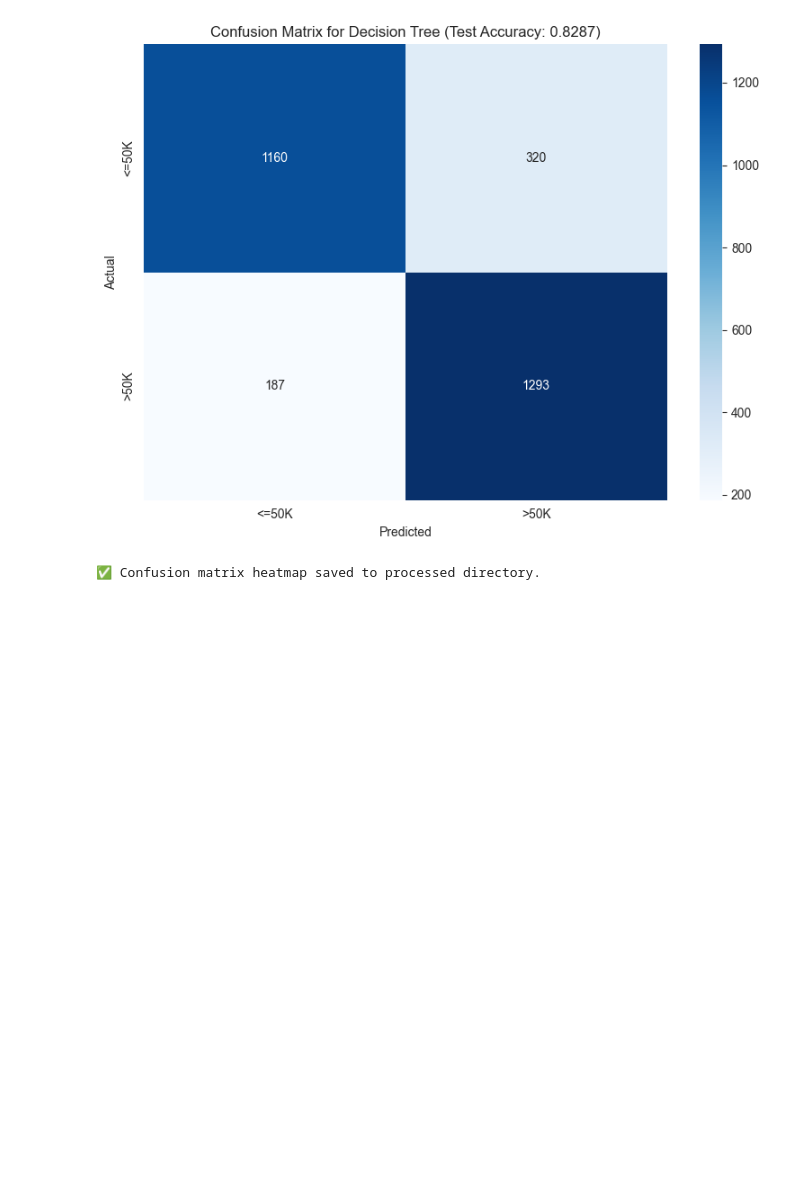
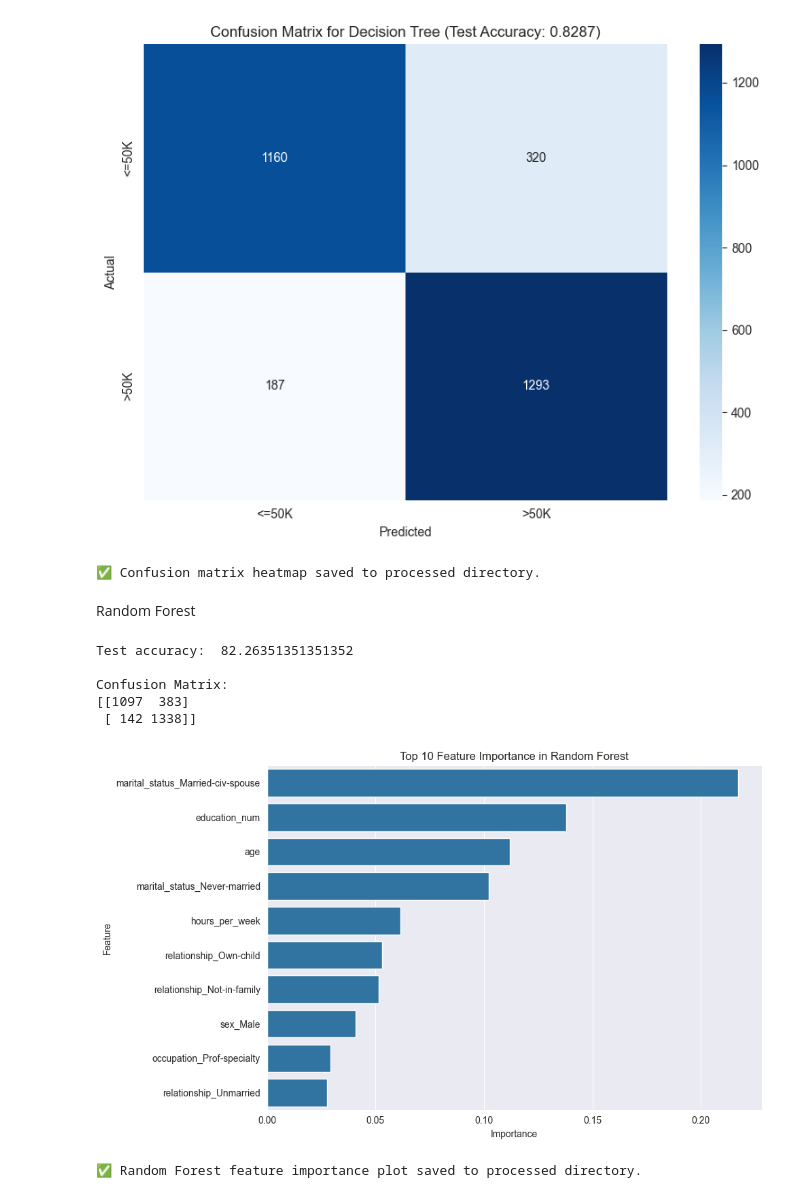
Before and after one commit to NandunSamarasekara/Machine-Learning-model-to-predit-Income, a Jupyter notebook: group_pipeline.ipynb, the cells around one changed output. Cells and saved outputs as stored; diff of their text form; code cells hidden in the pictures; blank space fills up the shorter version.

Commit message:
Model Training: Completed

```diff
--- a/group_pipeline.ipynb
+++ b/group_pipeline.ipynb
@@ -1414,3 +1414,83 @@ print("✅ Confusion matrix heatmap saved to processed directory.")
 # %% [output]
 [figure]
 ✅ Confusion matrix heatmap saved to processed directory.
+# %% [markdown]
+Random Forest
+# %%
+import pandas as pd
+import os
+from sklearn.ensemble import RandomForestClassifier
+from sklearn.metrics import accuracy_score, confusion_matrix
+
+#Loading the dataset
+processed_dir = r"E:\AIML_Project\results\outputs"
+train_df = pd.read_csv(os.path.join(processed_dir, 'IT_24102080_scaled_train.csv'))
+test_df = pd.read_csv(os.path.join(processed_dir, 'IT_24102080_scaled_test.csv'))
+
+#Seprating the features and the target
+X_train = train_df.drop('income', axis=1)
+y_train = train_df['income']
+X_test = test_df.drop('income', axis=1)
+y_test = test_df['income']
+
+#Initializing and training Random Forest
+model = RandomForestClassifier(n_estimators=100, max_depth= 10,random_state=42)
+model.fit(X_train, y_train)
+
+#Predicting on the test set
+y_pred = model.predict(X_test)
+
+#Calculating the accuracy
+accuracy = accuracy_score(y_test, y_pred)
+
+#Generate confusion matrix
+conf_matrix = confusion_matrix(y_test, y_pred)
+
+print("Test accuracy: ", accuracy * 100)
+print("\nConfusion Matrix: ")
+print(conf_matrix)
+# %% [output]
+Test accuracy:  82.26351351351352
+
+Confusion Matrix:
+[[1097  383]
+ [ 142 1338]]
+# %%
+import pandas as pd
+import seaborn as sns
+import matplotlib.pyplot as plt
+import os
+from sklearn.ensemble import RandomForestClassifier
+
+# Load the scaled training dataset
+processed_dir = r"E:\AIML_Project\results\outputs"
+train_df = pd.read_csv(os.path.join(processed_dir, 'IT_24102080_scaled_train.csv'))
+
+# Separate features and target
+X_train = train_df.drop('income', axis=1)
+y_train = train_df['income']
+
+# Train Random Forest
+model = RandomForestClassifier(n_estimators=100, max_depth=10, random_state=42)
+model.fit(X_train, y_train)
+
+# Create feature importance DataFrame
+feature_importance = pd.DataFrame({'feature': X_train.columns, 'importance': model.feature_importances_})
+top_features = feature_importance.sort_values(by='importance', ascending=False).head(10)
+
+# Plot feature importance
+plt.figure(figsize=(10, 6))
+sns.barplot(data=top_features, x='importance', y='feature')
+plt.title('Top 10 Feature Importance in Random Forest')
+plt.xlabel('Importance')
+plt.ylabel('Feature')
+plt.tight_layout()
+
+# Save the plot
+visualization_dir = r"E:\AIML_Project\results\eda_visualizations"
+plt.savefig(os.path.join(visualization_dir, 'random_forest_feature_importance.png'))
+plt.show()
+print("✅ Random Forest feature importance plot saved to processed directory.")
+# %% [output]
+[figure, added]
+✅ Random Forest feature importance plot saved to processed directory.
```
Also changed, not shown: parts of 12 cells of this notebook, 10 other files.
